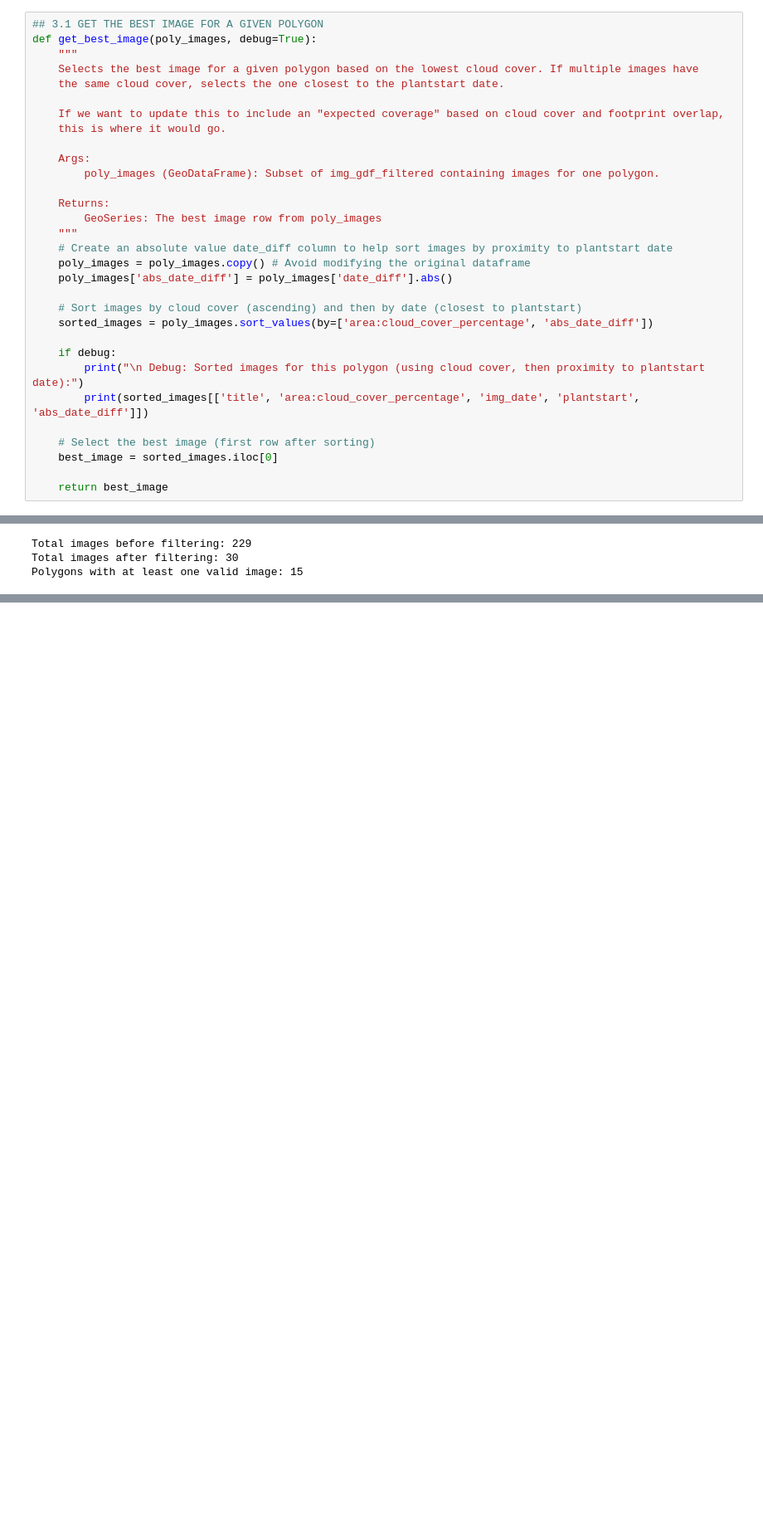
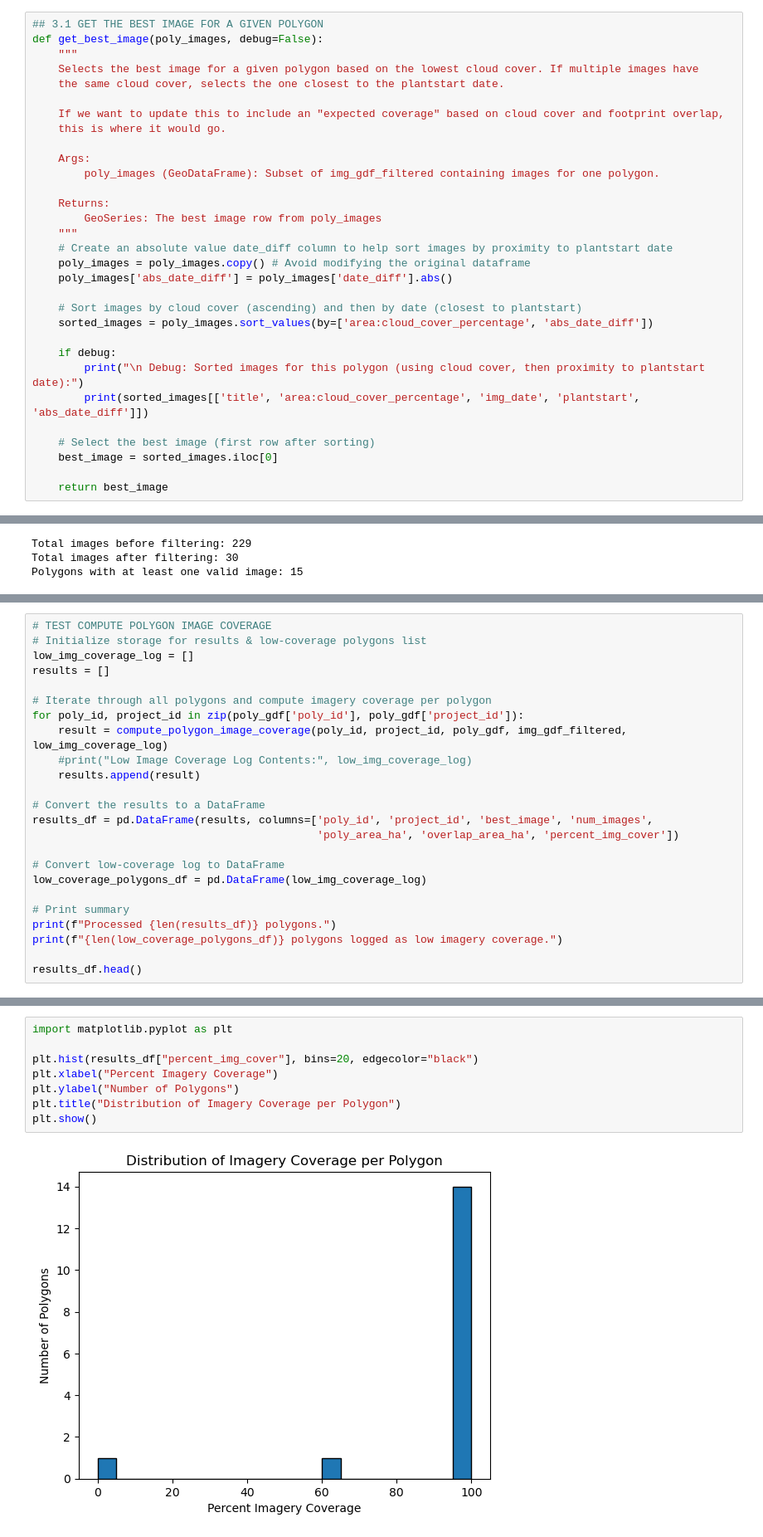
Before and after one commit to wri/decision-tree, a Jupyter notebook: notebooks/maxar_img_avail_SCRATCH_NEW.ipynb, the cells around one changed output, grey strips where cells are left out. Shown at 83% size. Cells and saved outputs as stored; diff of their text form; blank space fills up the shorter version.

Commit message:
Wrote functions to compute the imagery coverage for each polygon based on the best available image, and log polygons with no available imagery.

```diff
--- a/notebooks/maxar_img_avail_SCRATCH_NEW.ipynb
+++ b/notebooks/maxar_img_avail_SCRATCH_NEW.ipynb
@@ -325,6 +325,6 @@ Goal: Prepare polygons & select best image
 # %%
 ## 3.1 GET THE BEST IMAGE FOR A GIVEN POLYGON
-def get_best_image(poly_images, debug=True):
+def get_best_image(poly_images, debug=False):
     """
     Selects the best image for a given polygon based on the lowest cloud cover. If multiple images have
     the same cloud cover, selects the one closest to the plantstart date.
@@ -429,0 +553,24 @@ Name: 13, dtype: object
+# %%
+# TEST COMPUTE POLYGON IMAGE COVERAGE
+# Initialize storage for results & low-coverage polygons list
+low_img_coverage_log = []
+results = []
+
+# Iterate through all polygons and compute imagery coverage per polygon
+for poly_id, project_id in zip(poly_gdf['poly_id'], poly_gdf['project_id']):
+    result = compute_polygon_image_coverage(poly_id, project_id, poly_gdf, img_gdf_filtered, low_img_coverage_log)
+    #print("Low Image Coverage Log Contents:", low_img_coverage_log)
+    results.append(result)
+
+# Convert the results to a DataFrame
+results_df = pd.DataFrame(results, columns=['poly_id', 'project_id', 'best_image', 'num_images',
+                                            'poly_area_ha', 'overlap_area_ha', 'percent_img_cover'])
+
+# Convert low-coverage log to DataFrame
+low_coverage_polygons_df = pd.DataFrame(low_img_coverage_log)
+
+# Print summary
+print(f"Processed {len(results_df)} polygons.")
+print(f"{len(low_coverage_polygons_df)} polygons logged as low imagery coverage.")
+
+results_df.head()
@@ -429,0 +611,10 @@ Name: 13, dtype: object
+# %%
+import matplotlib.pyplot as plt
+
+plt.hist(results_df["percent_img_cover"], bins=20, edgecolor="black")
+plt.xlabel("Percent Imagery Coverage")
+plt.ylabel("Number of Polygons")
+plt.title("Distribution of Imagery Coverage per Polygon")
+plt.show()
+# %% [output]
+[figure, added]
```
Also changed, not shown: parts of 11 cells of this notebook.
